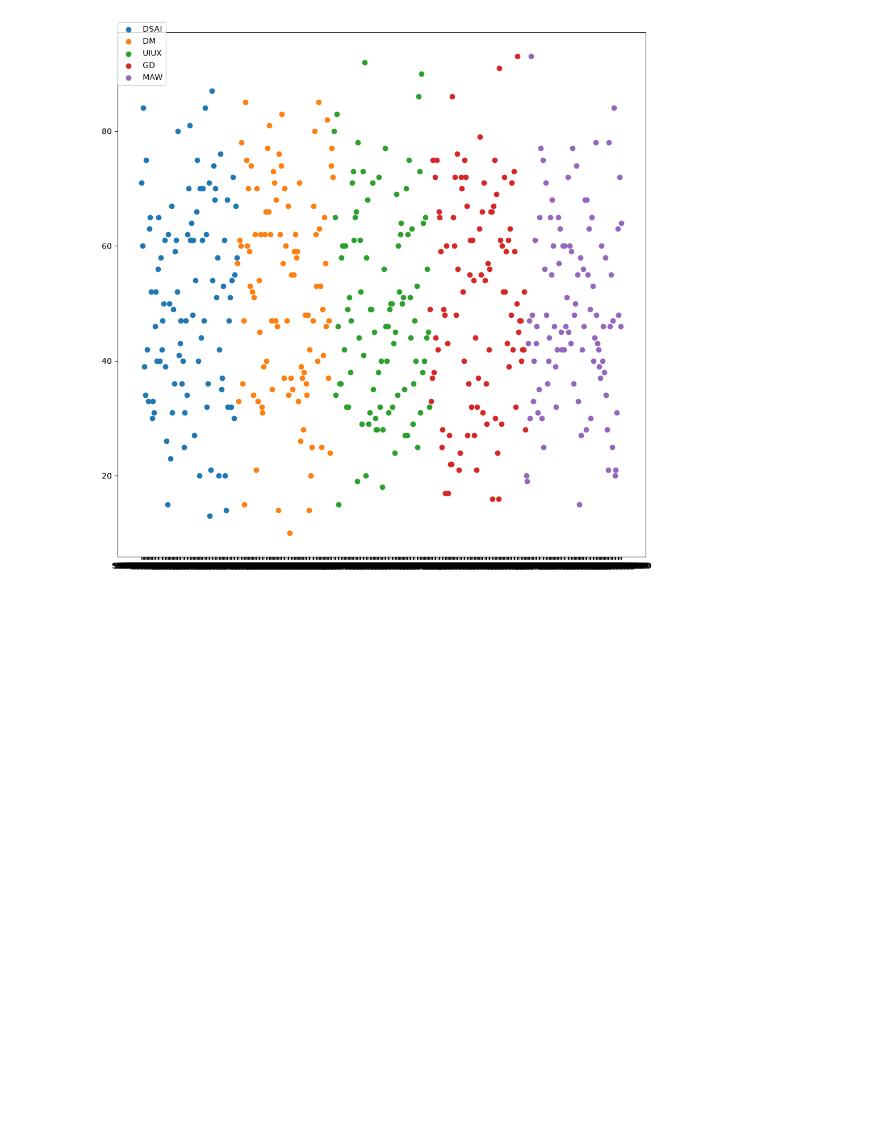
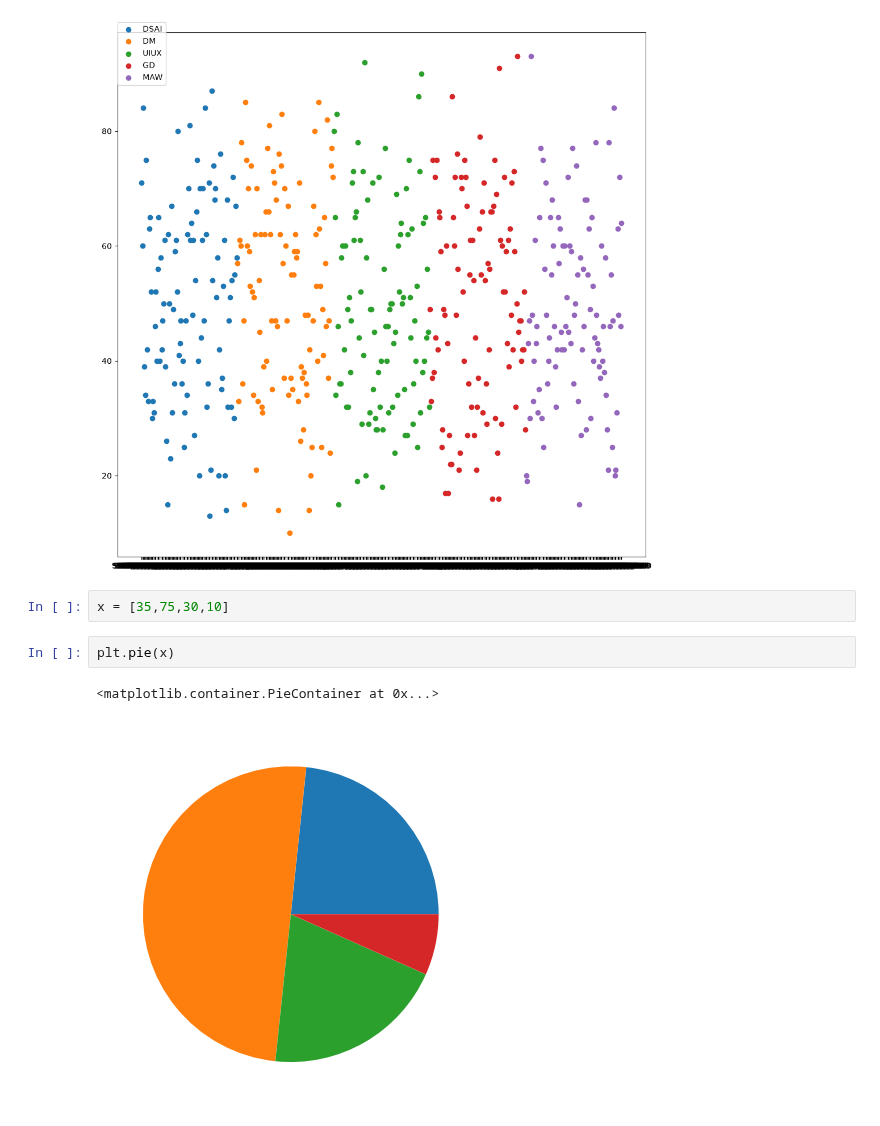
Before and after one commit to memonY49/SMIT-AI-DS-Batch-4, a Jupyter notebook: matplot_practice.ipynb, the cells around one changed output. Cells and saved outputs as stored; diff of their text form; blank space fills up the shorter version.

```diff
--- a/matplot_practice.ipynb
+++ b/matplot_practice.ipynb
@@ -349,3 +349,10 @@ for cl in students['class'].unique():
     plt.legend(loc = (0,0.9))
 # %% [output]
 [figure]
+# %%
+x = [35,75,30,10]
+# %%
+plt.pie(x)
+# %% [output]
+<matplotlib.container.PieContainer at 0x...>
+[figure, added]
```
Also changed, not shown: parts of 1 cell of this notebook, 2 other files.
